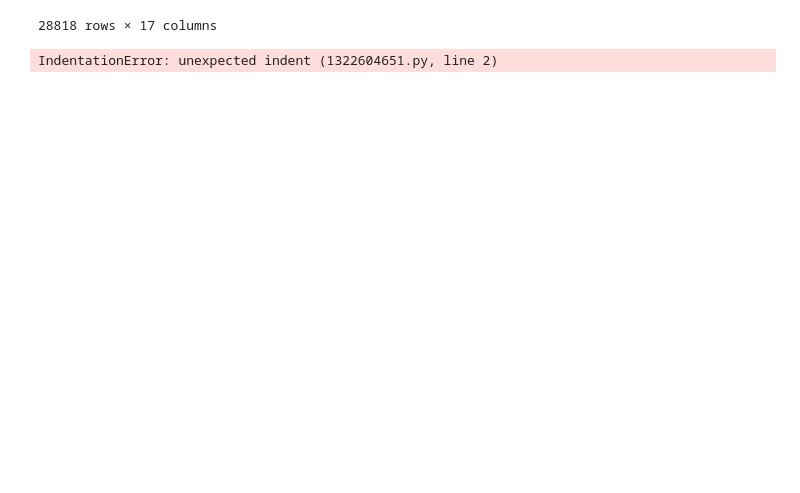
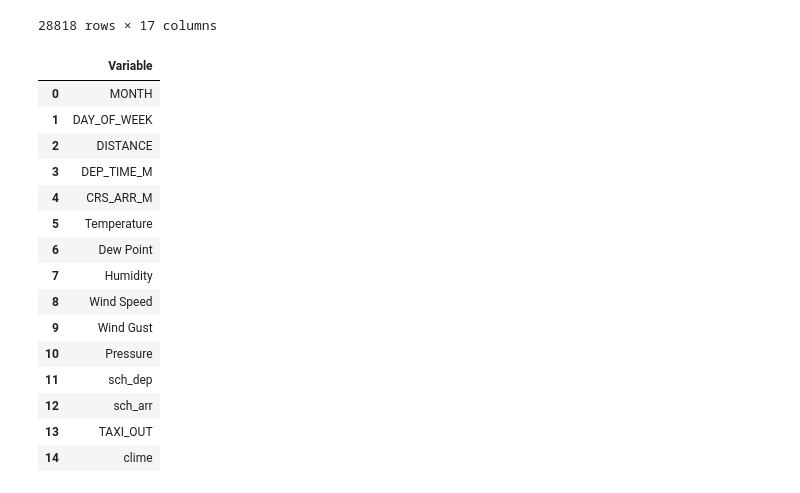
Before and after one commit to Yunue2110/FinalProject, a Jupyter notebook: Logistic_Regression.ipynb, the cells around one changed output. Saved outputs shown, nothing was run; the diff lists cells and outputs as text; code cells hidden in the pictures; blank space fills up the shorter version.

```diff
--- a/Logistic_Regression.ipynb
+++ b/Logistic_Regression.ipynb
@@ -458,9 +456,24 @@ X
 | 28817 | -1.381086 | 0.499202 | -0.002464 | 0.346564 | 1.991572 | -1.815146 | -0.309741 | 0.615422 | ... |
 28818 rows × 17 columns
 # %%
-  # create dataframe to store vif values
-    vif = pd.DataFrame( )
-    vif
+vif = pd.DataFrame()
+vif["Variable"] = X.columns
+vif
 # %% [output]
-IndentationError: unexpected indent (1322604651.py, line 2)
+|  | Variable |
+| 0 | MONTH |
+| 1 | DAY_OF_WEEK |
+| 2 | DISTANCE |
+| 3 | DEP_TIME_M |
+| 4 | CRS_ARR_M |
+| 5 | Temperature |
+| 6 | Dew Point |
+| 7 | Humidity |
+| 8 | Wind Speed |
+| 9 | Wind Gust |
+| 10 | Pressure |
+| 11 | sch_dep |
+| 12 | sch_arr |
+| 13 | TAXI_OUT |
+| 14 | clime |
 # %%
```
Also changed, not shown: parts of 12 cells of this notebook.
